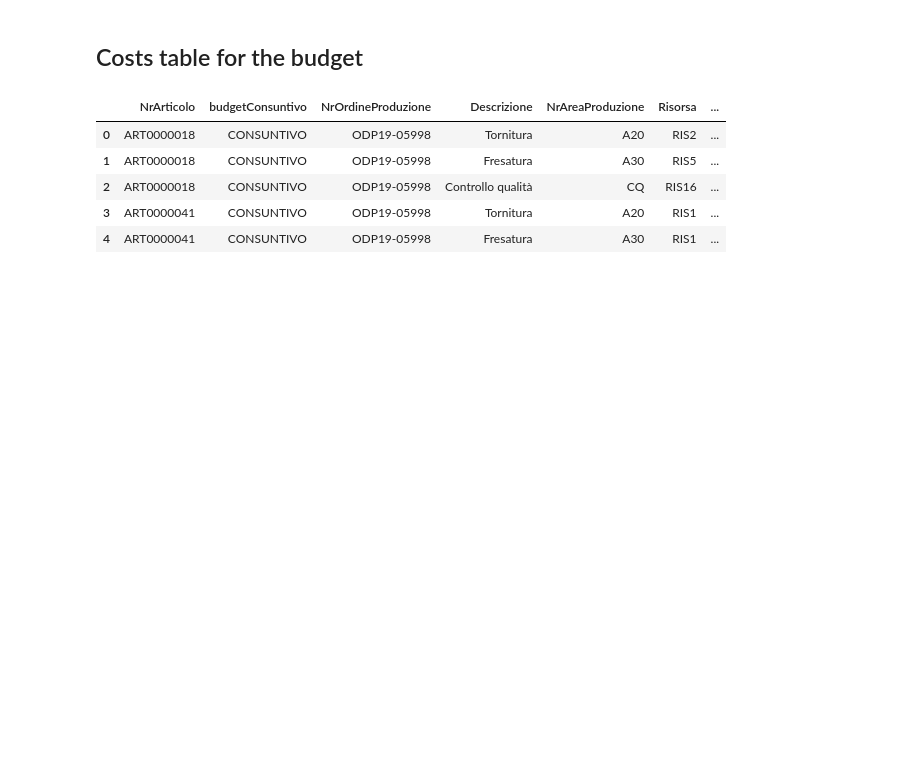
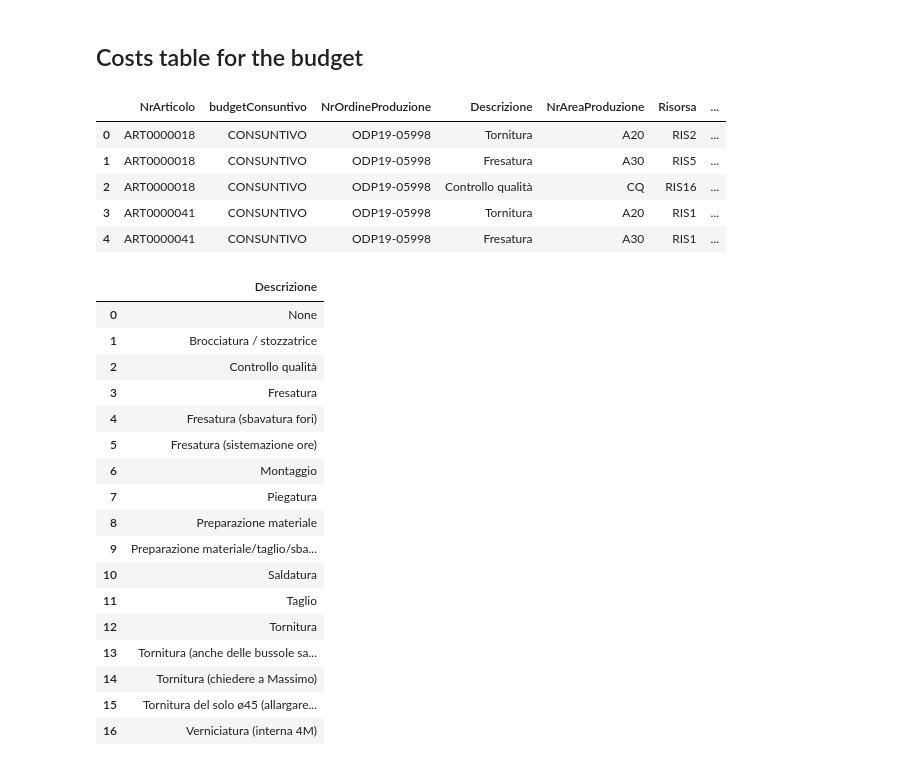
Before and after one commit to VinciGit00/SCGProject, a Jupyter notebook: Datasets/DataElaboration/CompleTable.ipynb, the cells around one changed output. Drawn from its saved outputs; the diff is of its cells as text; code cells hidden in the pictures; blank space fills up the shorter version.

```diff
--- a/Datasets/DataElaboration/CompleTable.ipynb
+++ b/Datasets/DataElaboration/CompleTable.ipynb
@@ -275,3 +277,24 @@ totConsuntivo.head()
 | 2 | ART0000018 | CONSUNTIVO | ODP19-05998 | Controllo qualità | CQ | RIS16 | ... |
 | 3 | ART0000041 | CONSUNTIVO | ODP19-05998 | Tornitura | A20 | RIS1 | ... |
 | 4 | ART0000041 | CONSUNTIVO | ODP19-05998 | Fresatura | A30 | RIS1 | ... |
+# %%
+sqldf('select distinct Descrizione from totConsuntivo order by Descrizione')
+# %% [output]
+|  | Descrizione |
+| 0 | None |
+| 1 | Brocciatura / stozzatrice |
+| 2 | Controllo qualità |
+| 3 | Fresatura |
+| 4 | Fresatura (sbavatura fori) |
+| 5 | Fresatura (sistemazione ore) |
+| 6 | Montaggio |
+| 7 | Piegatura |
+| 8 | Preparazione materiale |
+| 9 | Preparazione materiale/taglio/sba... |
+| 10 | Saldatura |
+| 11 | Taglio |
+| 12 | Tornitura |
+| 13 | Tornitura (anche delle bussole sa... |
+| 14 | Tornitura (chiedere a Massimo) |
+| 15 | Tornitura del solo ø45 (allargare... |
+| 16 | Verniciatura (interna 4M) |
```
Also changed, not shown: parts of 1 cell of this notebook.
